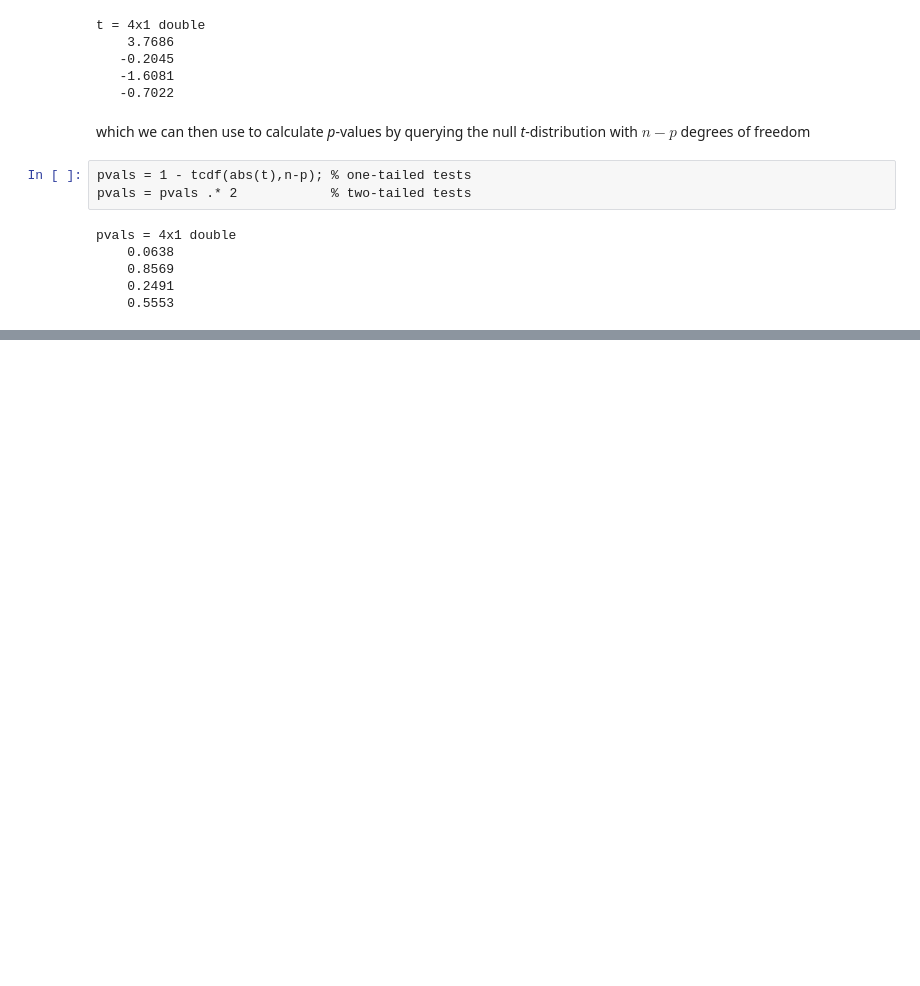
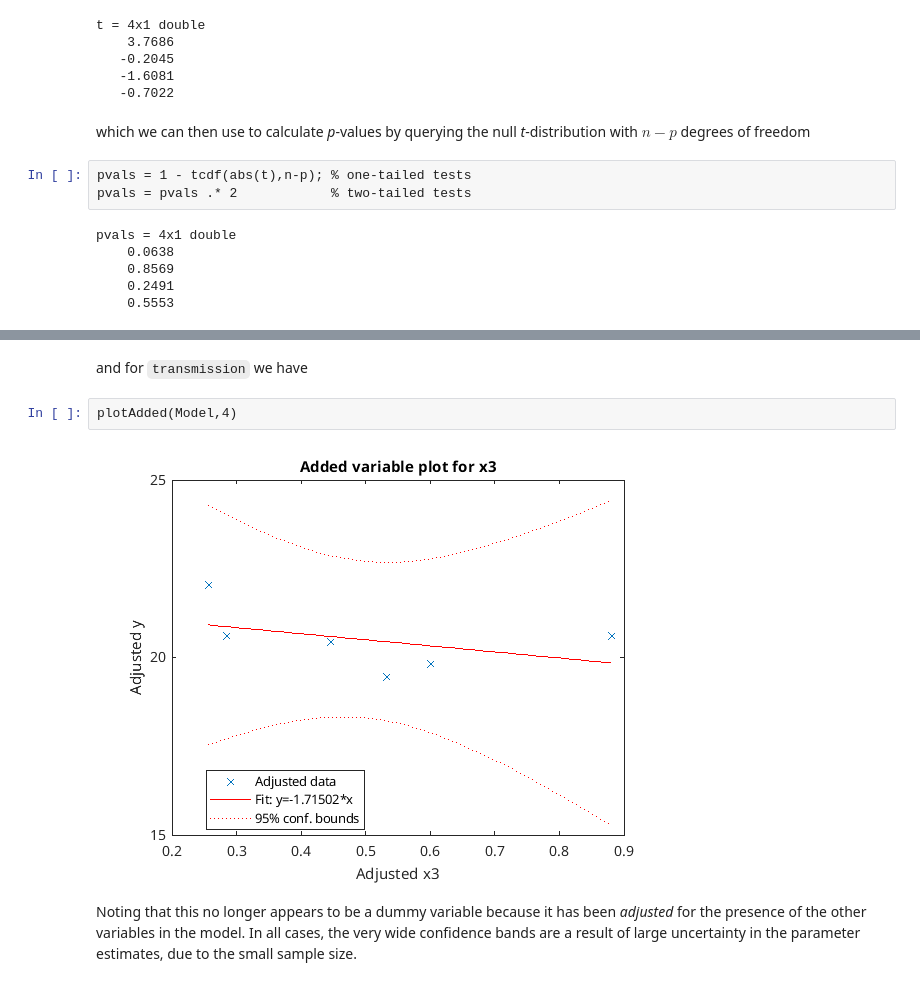
Before and after one commit to martynmcfarquhar/NCCN-IA-fMRISingleSubject, a Jupyter notebook: 3.glm-example.ipynb, the cells around one changed output, grey strips where cells are left out. Drawn from its saved outputs; the diff is of its cells as text; blank space fills up the shorter version.

```diff
--- a/3.glm-example.ipynb
+++ b/3.glm-example.ipynb
@@ -232,0 +269,8 @@ Based on this information, we would conclude that none of the parameters were si
+# %% [markdown]
+and for `transmission` we have
+# %%
+plotAdded(Model,4)
+# %% [output]
+[figure, added]
+# %% [markdown]
+Noting that this no longer appears to be a dummy variable because it has been *adjusted* for the presence of the other variables in the model. In all cases, the very wide confidence bands are a result of large uncertainty in the parameter estimates, due to the small sample size.
```
Also changed, not shown: parts of 6 cells of this notebook, 32 other files.
